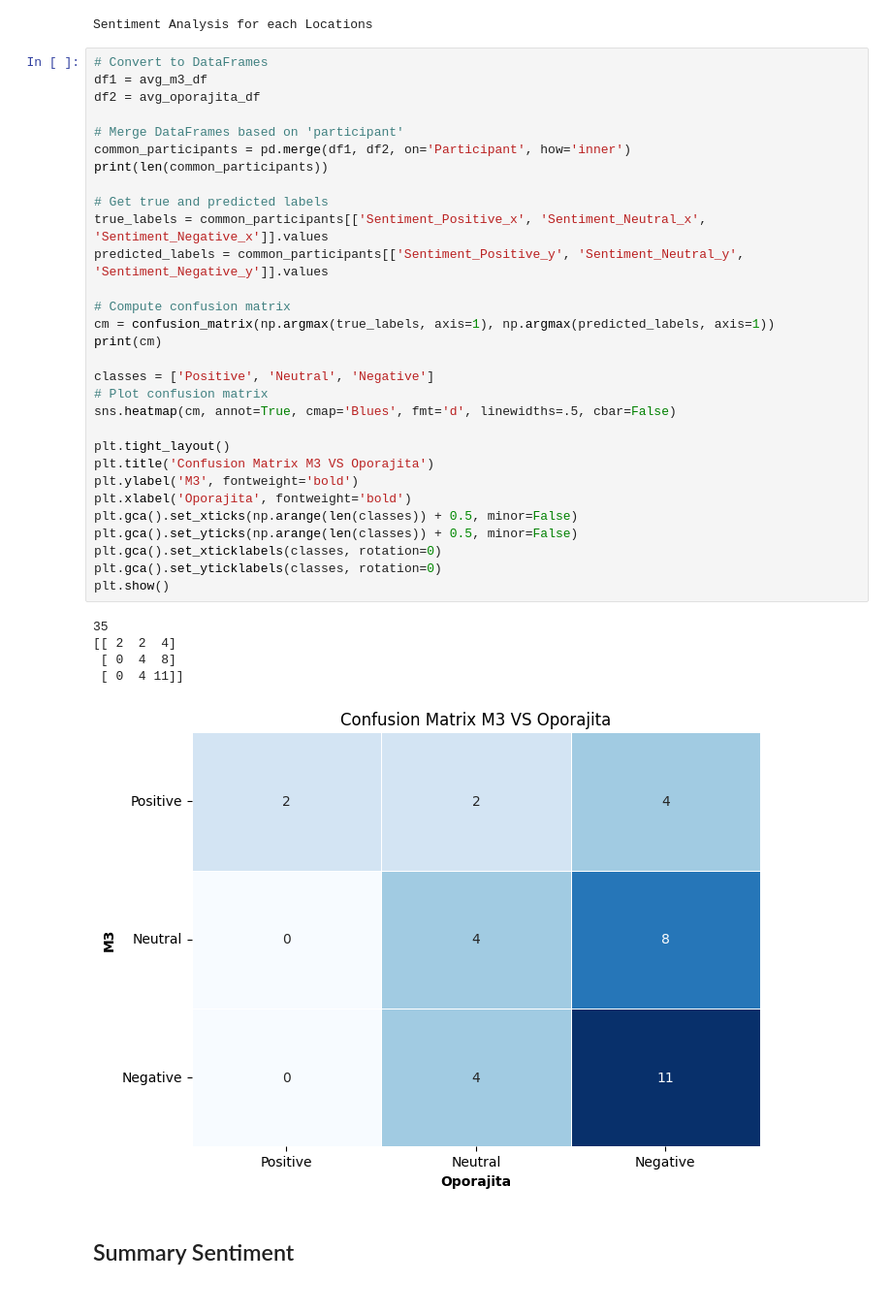
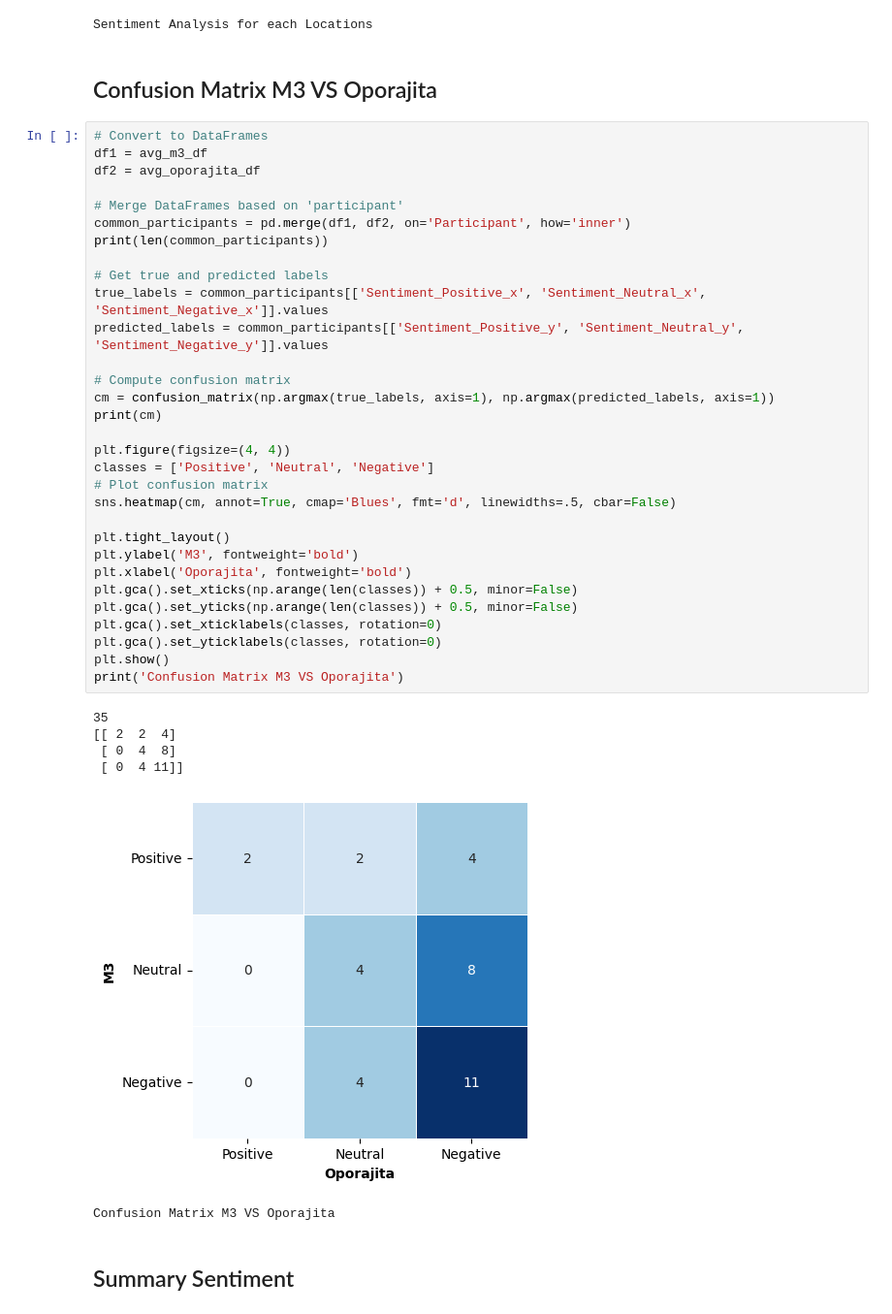
Before and after one commit to SumitKar01/mail-response-analysis, a Jupyter notebook: graphing-response-sp.ipynb, the cells around one changed output. Shown at 97% size. Cells and saved outputs as stored; diff of their text form.

Commit message:
Kaggle Notebook | Graphing Response SP | Labeling Fixed

```diff
--- a/graphing-response-sp.ipynb
+++ b/graphing-response-sp.ipynb
@@ -208,6 +185,8 @@ def avg_sentiment_group_dataframe(df):
 # %% [output]
 [figure]
 Sentiment Analysis for each Locations
+# %% [markdown]
+## Confusion Matrix M3 VS Oporajita
 # %%
 # Convert to DataFrames
 df1 = avg_m3_df
@@ -215,35 +194,37 @@ df2 = avg_oporajita_df
 
 # Merge DataFrames based on 'participant'
 common_participants = pd.merge(df1, df2, on='Participant', how='inner')
 print(len(common_participants))
 
 # Get true and predicted labels
 true_labels = common_participants[['Sentiment_Positive_x', 'Sentiment_Neutral_x', 'Sentiment_Negative_x']].values
 predicted_labels = common_participants[['Sentiment_Positive_y', 'Sentiment_Neutral_y', 'Sentiment_Negative_y']].values
 
 # Compute confusion matrix
 cm = confusion_matrix(np.argmax(true_labels, axis=1), np.argmax(predicted_labels, axis=1))
 print(cm)
 
+plt.figure(figsize=(4, 4))
 classes = ['Positive', 'Neutral', 'Negative']
 # Plot confusion matrix
 sns.heatmap(cm, annot=True, cmap='Blues', fmt='d', linewidths=.5, cbar=False)
 
 plt.tight_layout()
-plt.title('Confusion Matrix M3 VS Oporajita')
 plt.ylabel('M3', fontweight='bold')
 plt.xlabel('Oporajita', fontweight='bold')
 plt.gca().set_xticks(np.arange(len(classes)) + 0.5, minor=False)
 plt.gca().set_yticks(np.arange(len(classes)) + 0.5, minor=False)
 plt.gca().set_xticklabels(classes, rotation=0)
 plt.gca().set_yticklabels(classes, rotation=0)
 plt.show()
+print('Confusion Matrix M3 VS Oporajita')
 # %% [output]
 35
 [[ 2  2  4]
  [ 0  4  8]
  [ 0  4 11]]
-[figure, old version]
+[figure, new version]
+Confusion Matrix M3 VS Oporajita
 # %% [markdown]
 ## Summary Sentiment
 # %%
```
Also changed, not shown: parts of 4 cells of this notebook.
